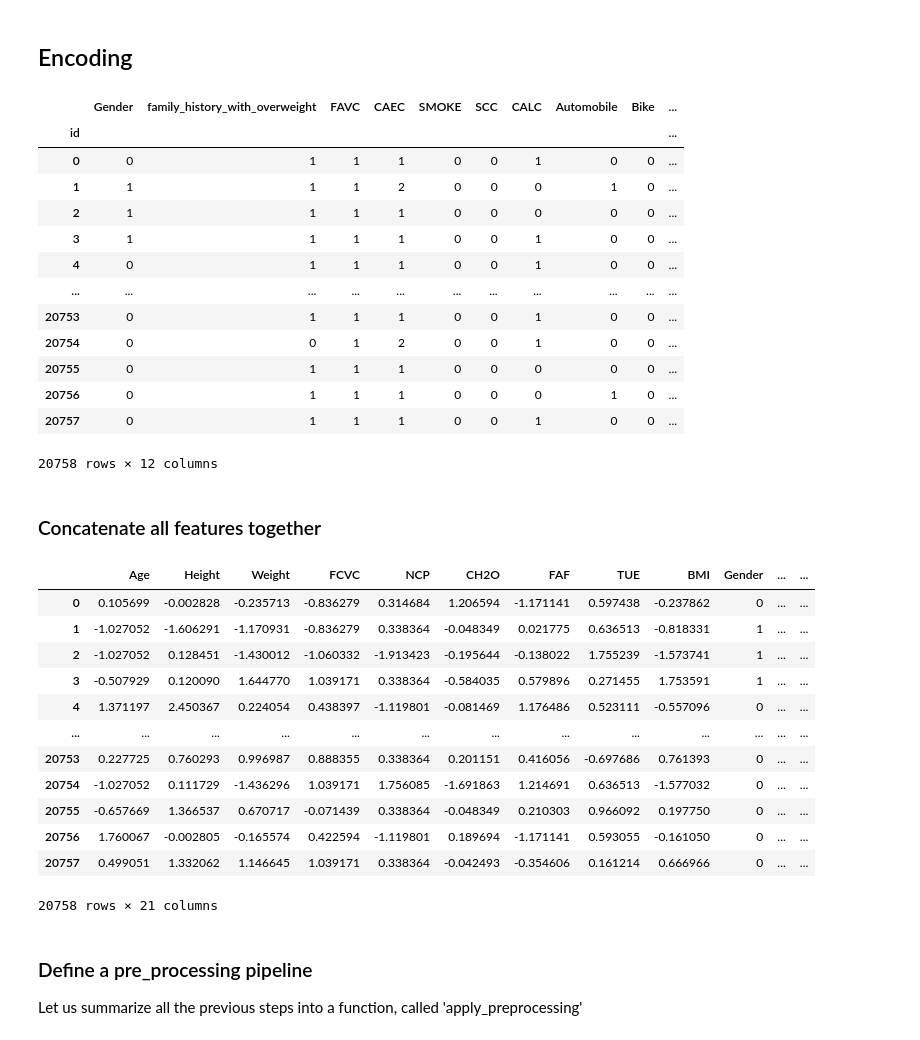
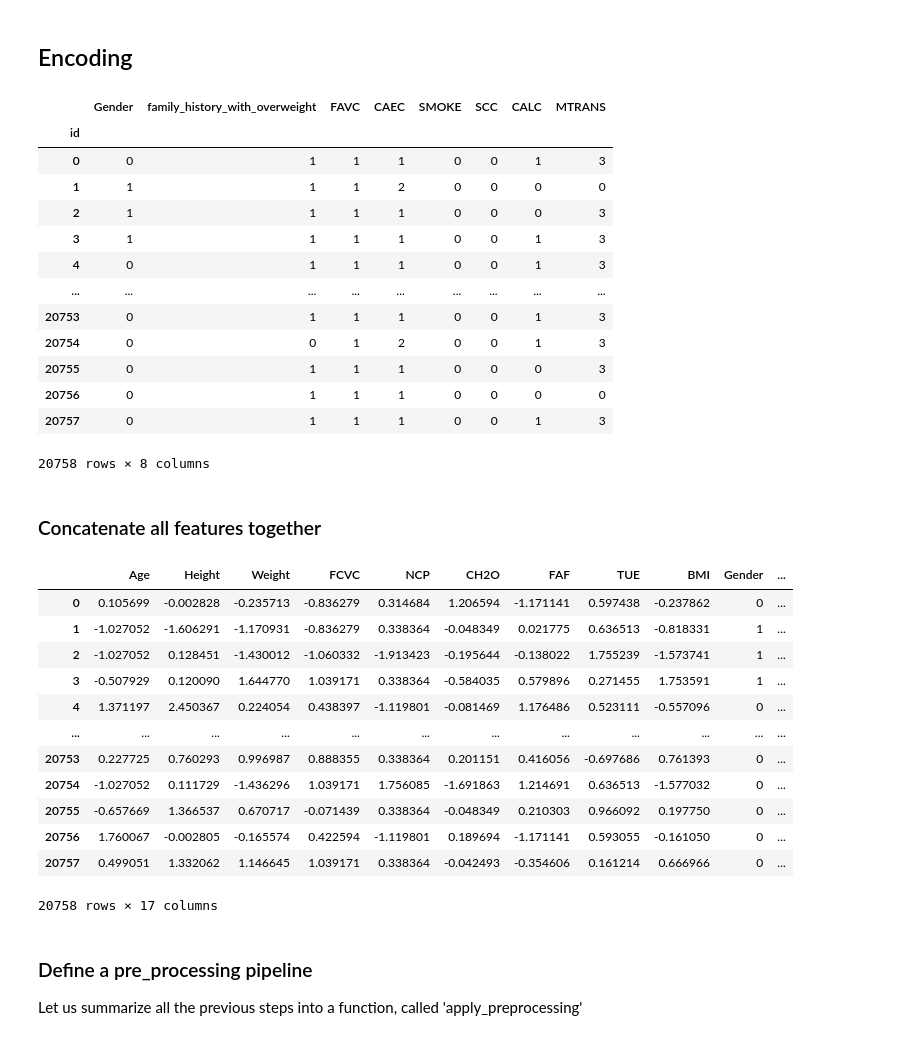
Before and after one commit to j2nhyeok/Multi-Class-Prediction-of-Obesity-Risk, a Jupyter notebook: obesity-classifier.ipynb, the cells around one changed output. Cells and saved outputs as stored; diff of their text form; code cells hidden in the pictures.

```diff
--- a/obesity-classifier.ipynb
+++ b/obesity-classifier.ipynb
@@ -238,40 +238,37 @@ Name: count, dtype: int64
 # %%
 # 범주형 칼럼 인코딩(Label encoding, one-hot encoding)
 
 df_encoded = df_categorical.copy(deep=True)
 
 # Label encoding
 df_encoded['Gender'] = df_categorical['Gender'].map({'Male':0, 'Female':1})
 df_encoded['family_history_with_overweight'] = df_encoded['family_history_with_overweight'].map({'no':0, 'yes':1})
 df_encoded['FAVC'] = df_categorical['FAVC'].map({'no':0, 'yes':1})
 df_encoded['CAEC'] = df_categorical['CAEC'].map({'no':0, 'Sometimes':1, 'Frequently':2, 'Always':3})
 df_encoded['SMOKE'] = df_categorical['SMOKE'].map({'no':0, 'yes':1})
 df_encoded['SCC'] = df_categorical['SCC'].map({'no':0, 'yes':1})
 df_encoded['CALC'] = df_categorical['CALC'].map({'no':0, 'Sometimes': 1, 'Frequently':2, 'Always':3})
-# One-Hot encoding
-df_onehot = pd.get_dummies(df_categorical['MTRANS']).astype(int)
-df_encoded.drop('MTRANS', axis=1, inplace=True)
+df_encoded['MTRANS'] = df_categorical['MTRANS'].map({'Automobile':0, 'Bike':1, 'Motorbike':2, 'Public_Transportation':3, 'Walking':4})
+
 
 # concatenate
 # one feature of df_encoded is redundant; we can remove it
-df_encoded = pd.concat([df_encoded, df_onehot.iloc[:, :]], axis = 1)
-
 df_encoded # 문자 -> 숫자 인코딩
 # %% [output]
-|  | Gender | family_history_with_overweight | FAVC | CAEC | SMOKE | SCC | CALC | Automobile | Bike | ... |
-| id |  |  |  |  |  |  |  |  |  | ... |
-| 0 | 0 | 1 | 1 | 1 | 0 | 0 | 1 | 0 | 0 | ... |
-| 1 | 1 | 1 | 1 | 2 | 0 | 0 | 0 | 1 | 0 | ... |
-| 2 | 1 | 1 | 1 | 1 | 0 | 0 | 0 | 0 | 0 | ... |
-| 3 | 1 | 1 | 1 | 1 | 0 | 0 | 1 | 0 | 0 | ... |
-| 4 | 0 | 1 | 1 | 1 | 0 | 0 | 1 | 0 | 0 | ... |
-| ... | ... | ... | ... | ... | ... | ... | ... | ... | ... | ... |
-| 20753 | 0 | 1 | 1 | 1 | 0 | 0 | 1 | 0 | 0 | ... |
-| 20754 | 0 | 0 | 1 | 2 | 0 | 0 | 1 | 0 | 0 | ... |
-| 20755 | 0 | 1 | 1 | 1 | 0 | 0 | 0 | 0 | 0 | ... |
-| 20756 | 0 | 1 | 1 | 1 | 0 | 0 | 0 | 1 | 0 | ... |
-| 20757 | 0 | 1 | 1 | 1 | 0 | 0 | 1 | 0 | 0 | ... |
+|  | Gender | family_history_with_overweight | FAVC | CAEC | SMOKE | SCC | CALC | MTRANS |
+| id |  |  |  |  |  |  |  |  |
+| 0 | 0 | 1 | 1 | 1 | 0 | 0 | 1 | 3 |
+| 1 | 1 | 1 | 1 | 2 | 0 | 0 | 0 | 0 |
+| 2 | 1 | 1 | 1 | 1 | 0 | 0 | 0 | 3 |
+| 3 | 1 | 1 | 1 | 1 | 0 | 0 | 1 | 3 |
+| 4 | 0 | 1 | 1 | 1 | 0 | 0 | 1 | 3 |
+| ... | ... | ... | ... | ... | ... | ... | ... | ... |
+| 20753 | 0 | 1 | 1 | 1 | 0 | 0 | 1 | 3 |
+| 20754 | 0 | 0 | 1 | 2 | 0 | 0 | 1 | 3 |
+| 20755 | 0 | 1 | 1 | 1 | 0 | 0 | 0 | 3 |
+| 20756 | 0 | 1 | 1 | 1 | 0 | 0 | 0 | 0 |
+| 20757 | 0 | 1 | 1 | 1 | 0 | 0 | 1 | 3 |
-20758 rows × 12 columns
+20758 rows × 8 columns
 # %% [markdown]
 ### Concatenate all features together
 # %%
@@ -280,19 +277,19 @@ df_all_features = pd.concat([df_numerical_scaled, df_encoded], axis = 1)
 
 df_all_features
 # %% [output]
-|  | Age | Height | Weight | FCVC | NCP | CH2O | FAF | TUE | BMI | Gender | ... | ... |
-| 0 | 0.105699 | -0.002828 | -0.235713 | -0.836279 | 0.314684 | 1.206594 | -1.171141 | 0.597438 | -0.237862 | 0 | ... | ... |
-| 1 | -1.027052 | -1.606291 | -1.170931 | -0.836279 | 0.338364 | -0.048349 | 0.021775 | 0.636513 | -0.818331 | 1 | ... | ... |
-| 2 | -1.027052 | 0.128451 | -1.430012 | -1.060332 | -1.913423 | -0.195644 | -0.138022 | 1.755239 | -1.573741 | 1 | ... | ... |
-| 3 | -0.507929 | 0.120090 | 1.644770 | 1.039171 | 0.338364 | -0.584035 | 0.579896 | 0.271455 | 1.753591 | 1 | ... | ... |
-| 4 | 1.371197 | 2.450367 | 0.224054 | 0.438397 | -1.119801 | -0.081469 | 1.176486 | 0.523111 | -0.557096 | 0 | ... | ... |
-| ... | ... | ... | ... | ... | ... | ... | ... | ... | ... | ... | ... | ... |
-| 20753 | 0.227725 | 0.760293 | 0.996987 | 0.888355 | 0.338364 | 0.201151 | 0.416056 | -0.697686 | 0.761393 | 0 | ... | ... |
-| 20754 | -1.027052 | 0.111729 | -1.436296 | 1.039171 | 1.756085 | -1.691863 | 1.214691 | 0.636513 | -1.577032 | 0 | ... | ... |
-| 20755 | -0.657669 | 1.366537 | 0.670717 | -0.071439 | 0.338364 | -0.048349 | 0.210303 | 0.966092 | 0.197750 | 0 | ... | ... |
-| 20756 | 1.760067 | -0.002805 | -0.165574 | 0.422594 | -1.119801 | 0.189694 | -1.171141 | 0.593055 | -0.161050 | 0 | ... | ... |
-| 20757 | 0.499051 | 1.332062 | 1.146645 | 1.039171 | 0.338364 | -0.042493 | -0.354606 | 0.161214 | 0.666966 | 0 | ... | ... |
+|  | Age | Height | Weight | FCVC | NCP | CH2O | FAF | TUE | BMI | Gender | ... |
+| 0 | 0.105699 | -0.002828 | -0.235713 | -0.836279 | 0.314684 | 1.206594 | -1.171141 | 0.597438 | -0.237862 | 0 | ... |
+| 1 | -1.027052 | -1.606291 | -1.170931 | -0.836279 | 0.338364 | -0.048349 | 0.021775 | 0.636513 | -0.818331 | 1 | ... |
+| 2 | -1.027052 | 0.128451 | -1.430012 | -1.060332 | -1.913423 | -0.195644 | -0.138022 | 1.755239 | -1.573741 | 1 | ... |
+| 3 | -0.507929 | 0.120090 | 1.644770 | 1.039171 | 0.338364 | -0.584035 | 0.579896 | 0.271455 | 1.753591 | 1 | ... |
+| 4 | 1.371197 | 2.450367 | 0.224054 | 0.438397 | -1.119801 | -0.081469 | 1.176486 | 0.523111 | -0.557096 | 0 | ... |
+| ... | ... | ... | ... | ... | ... | ... | ... | ... | ... | ... | ... |
+| 20753 | 0.227725 | 0.760293 | 0.996987 | 0.888355 | 0.338364 | 0.201151 | 0.416056 | -0.697686 | 0.761393 | 0 | ... |
+| 20754 | -1.027052 | 0.111729 | -1.436296 | 1.039171 | 1.756085 | -1.691863 | 1.214691 | 0.636513 | -1.577032 | 0 | ... |
+| 20755 | -0.657669 | 1.366537 | 0.670717 | -0.071439 | 0.338364 | -0.048349 | 0.210303 | 0.966092 | 0.197750 | 0 | ... |
+| 20756 | 1.760067 | -0.002805 | -0.165574 | 0.422594 | -1.119801 | 0.189694 | -1.171141 | 0.593055 | -0.161050 | 0 | ... |
+| 20757 | 0.499051 | 1.332062 | 1.146645 | 1.039171 | 0.338364 | -0.042493 | -0.354606 | 0.161214 | 0.666966 | 0 | ... |
-20758 rows × 21 columns
+20758 rows × 17 columns
 # %% [markdown]
 ### Define a pre_processing pipeline
 Let us summarize all the previous steps into a function, called 'apply_preprocessing'
```
Also changed, not shown: parts of 17 cells of this notebook.
